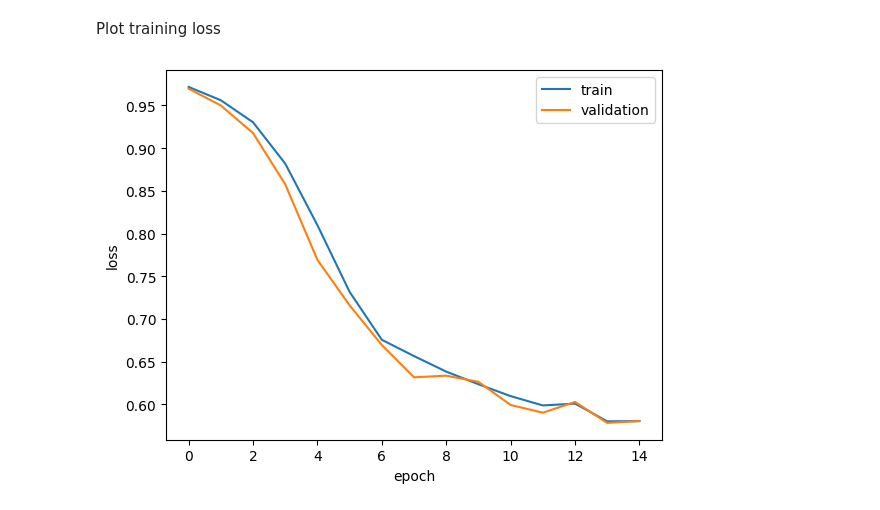
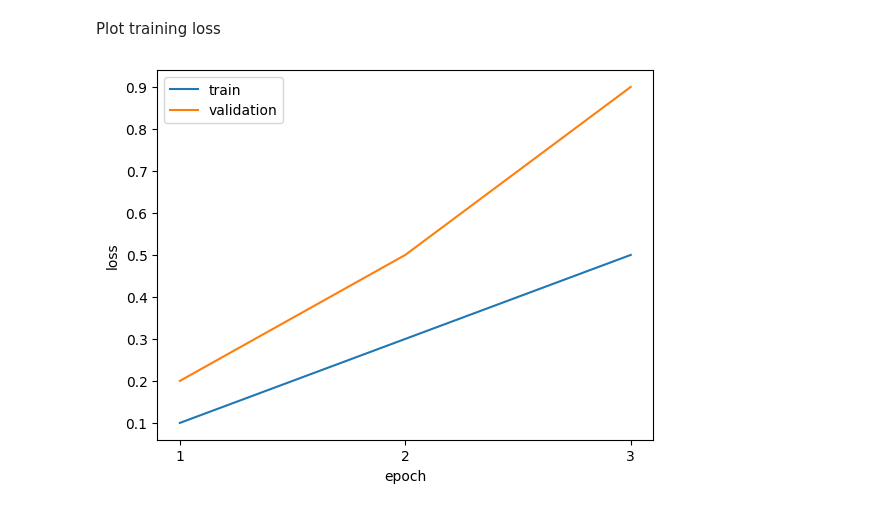
Before and after one commit to kosamate/brain-tumor-segmentation, a Jupyter notebook: brain_segmentation.ipynb, the cells around one changed output. Drawn from its saved outputs; the diff is of its cells as text; code cells hidden in the pictures.

```diff
--- a/brain_segmentation.ipynb
+++ b/brain_segmentation.ipynb
@@ -22,3 +52,19 @@ Dataset URL: https://www.kaggle.com/datasets/mateuszbuda/lgg-mri-segmentation
+# %%
+import pathlib
+file_names = sorted(pathlib.Path("/content/data/kaggle_3m").glob("TCGA*"))
+train_path = pathlib.Path("/content/data/train")
+val_path = pathlib.Path("/content/data/val")
+test_path = pathlib.Path("/content/data/test")
+train_path.mkdir(exist_ok=True)
+val_path.mkdir(exist_ok=True)
+test_path.mkdir(exist_ok=True)
+
+for patient in file_names[0:5]:
+    patient.rename(test_path / patient.name)
+for patient in file_names[5:15]:
+    patient.rename(val_path / patient.name)
+for patient in file_names[15:-1]:
+    patient.rename(train_path / patient.name)
 # %% [markdown]
 Define the hyperparameters for the whole training process.
 # %%
@@ -88,7 +134,8 @@ class BrainImageDataset(Dataset):
   def __len__(self) -> int:
     return len(self._slices)
 
-
-image_ds = BrainImageDataset(pathlib.Path("/content/data/kaggle_3m"), transform)
-print(len(image_ds))
+train_ds = BrainImageDataset(pathlib.Path("/content/data/train"), transform)
+val_ds = BrainImageDataset(pathlib.Path("/content/data/val"), transform)
+test_ds = BrainImageDataset(pathlib.Path("/content/data/test"), transform)
+print(f"data splitting:\ntrain\t{len(train_ds)}\nval\t{len(val_ds)}\ntest\t{len(test_ds)}")
 # %% [output]
@@ -356,11 +411,10 @@ Everything is defined or initialize to start the trainning.
 # %%
 import torch
-device = torch.device("cuda:0" if torch.cuda.is_available() else "cpu")
-print(f"device: {device}")
+
 net = BrainSegmentationModel()
 net.to(device)
 
-loss_func = IoULoss()
+loss_func = DiceLoss()
 loss_func.to(device)
 
 optimizer = torch.optim.Adam(net.parameters(), lr=HyperParameters.LEARNING_RATE)
@@ -499,15 +511,19 @@ Best validation mean DSC: 0.000000
 # %% [markdown]
 Plot training loss
+# %%
+history = {"train": [0.1, 0.3, 0.5], "valid": [0.2, 0.5, 0.9]}
 # %%
 import matplotlib.pyplot as plt
-plt.plot(history["train"], label="train")
-plt.plot(history["valid"], label="validation")
+x_label = [int(x) for x in range(1, len(history["train"]) + 1)]
+plt.plot(x_label, history["train"], label="train")
+plt.plot(x_label, history["valid"], label="validation")
+plt.xticks(x_label)
 plt.xlabel("epoch")
 plt.ylabel("loss")
 plt.legend()
 plt.show()
 # %% [output]
-[figure, old version]
+[figure, new version]
 # %%
 dice_loss = DiceLoss()
 iou_loss = IoULoss()
```
Also changed, not shown: parts of 29 cells of this notebook.
